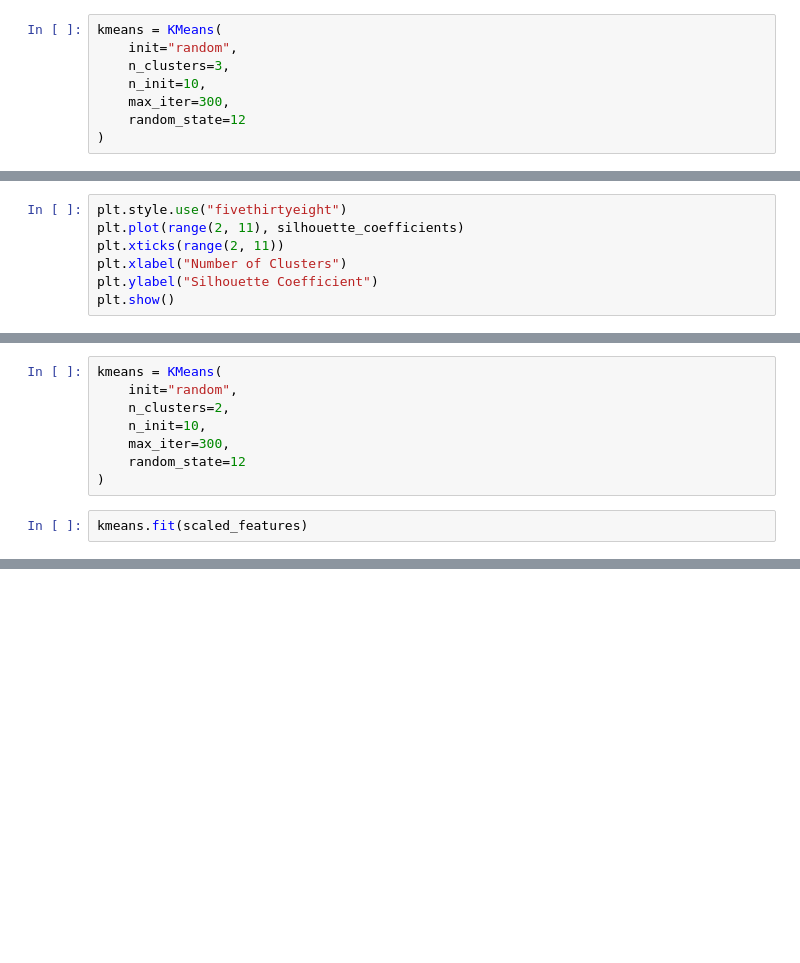
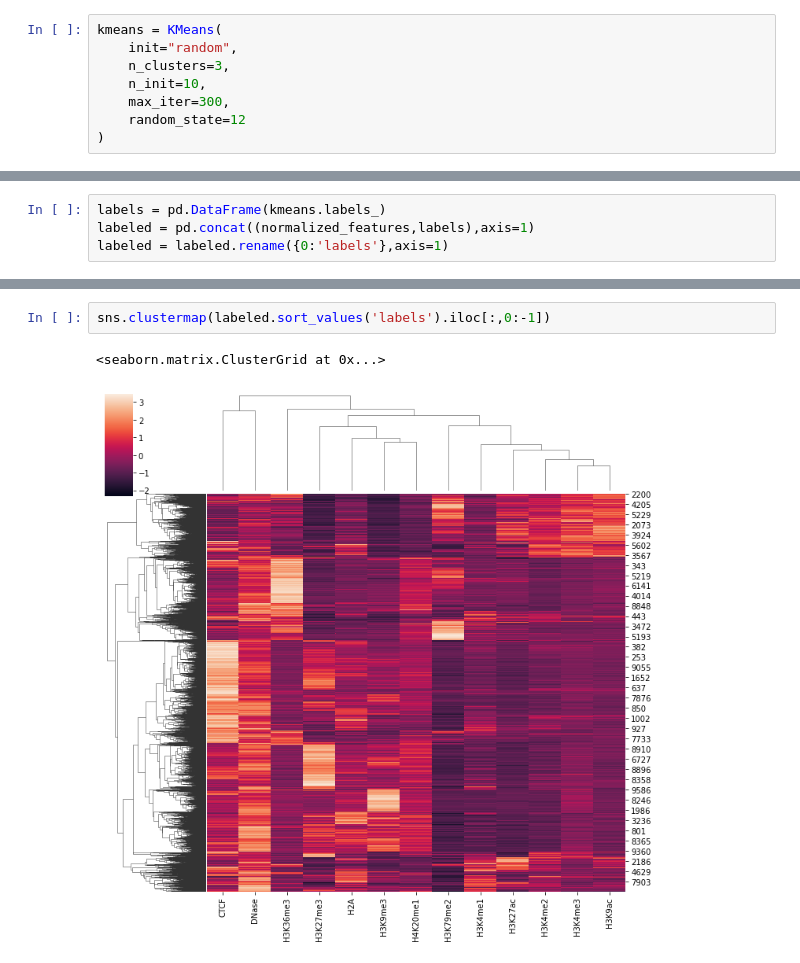
Before and after one commit to leyenphi2000/MLResearch, a Jupyter notebook: Unsupervised/Kmeans_test.ipynb, the cells around one changed output, grey strips where cells are left out. Saved outputs shown, nothing was run; the diff lists cells and outputs as text; blank space fills up the shorter version.

```diff
--- a/Unsupervised/Kmeans_test.ipynb
+++ b/Unsupervised/Kmeans_test.ipynb
@@ -89,7 +132,0 @@ for k in range(2, 11):
-# %%
-plt.style.use("fivethirtyeight")
-plt.plot(range(2, 11), silhouette_coefficients)
-plt.xticks(range(2, 11))
-plt.xlabel("Number of Clusters")
-plt.ylabel("Silhouette Coefficient")
-plt.show()
@@ -98,10 +132,0 @@ plt.show()
-# %%
-kmeans = KMeans(
-    init="random",
-    n_clusters=2,
-    n_init=10,
-    max_iter=300,
-    random_state=12
-)
-# %%
-kmeans.fit(scaled_features)
@@ -122,0 +158,4 @@ print(kmeans.n_iter_)
+# %%
+labels = pd.DataFrame(kmeans.labels_)
+labeled = pd.concat((normalized_features,labels),axis=1)
+labeled = labeled.rename({0:'labels'},axis=1)
@@ -122,0 +178,5 @@ print(kmeans.n_iter_)
+# %%
+sns.clustermap(labeled.sort_values('labels').iloc[:,0:-1])
+# %% [output]
+<seaborn.matrix.ClusterGrid at 0x...>
+[figure, added]
```
Also changed, not shown: parts of 43 cells of this notebook, 14 other files.
